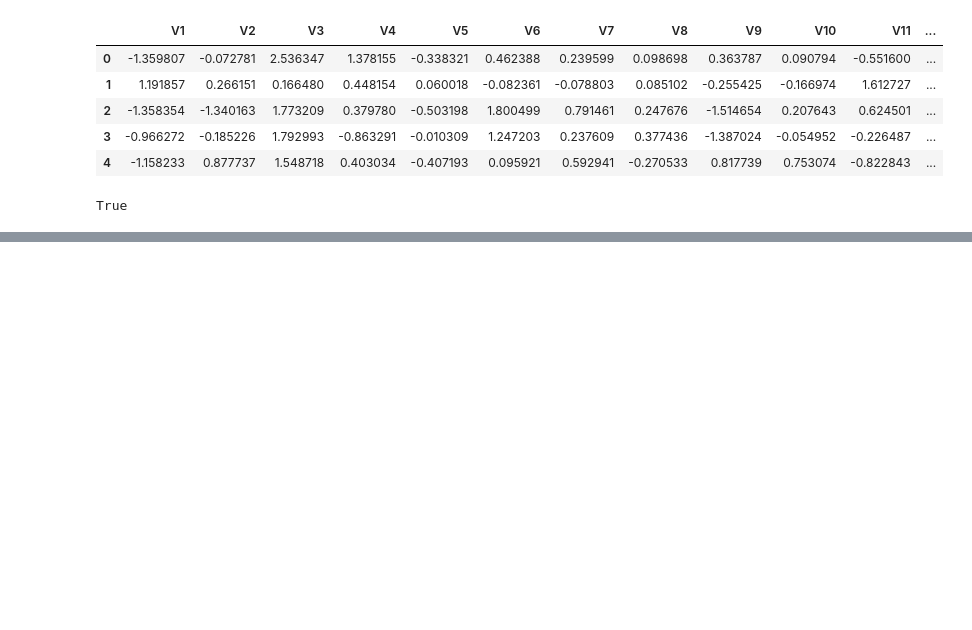
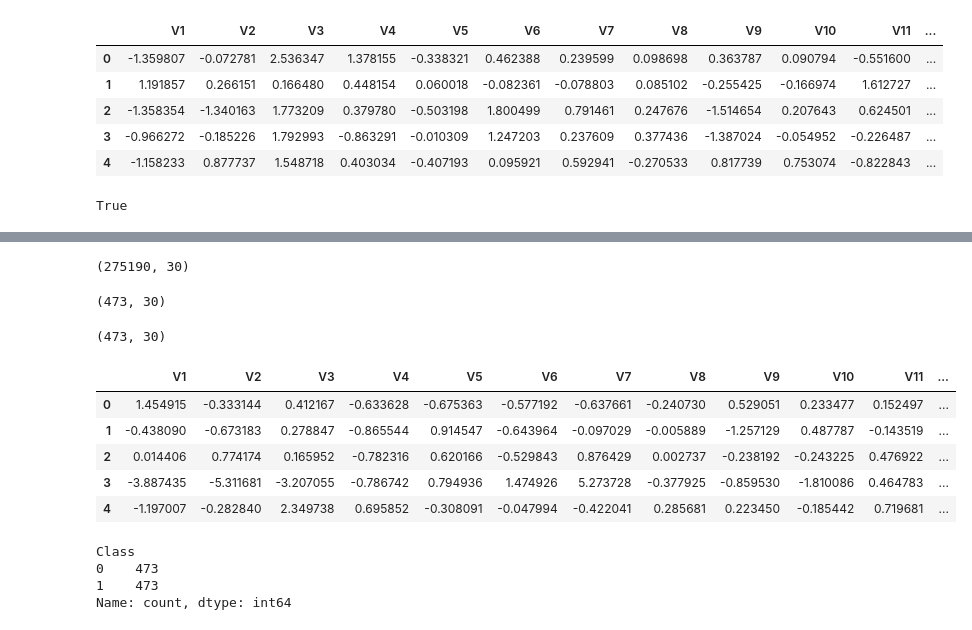
Before and after one commit to alexhamy/Credit-Card-Fraud-Det, a Jupyter notebook: credit_card_fraud_detection.ipynb, the cells around one changed output, grey strips where cells are left out. Saved outputs shown, nothing was run; the diff lists cells and outputs as text; code cells hidden in the pictures; blank space fills up the shorter version.

```diff
--- a/credit_card_fraud_detection.ipynb
+++ b/credit_card_fraud_detection.ipynb
@@ -117,0 +186,35 @@ data = data.drop_duplicates()
+# %%
+# Undersampling
+
+normal = data[data['Class']==0]
+fraud = data[data['Class']==1]
+# %%
+normal.shape
+# %% [output]
+(275190, 30)
+# %%
+fraud.shape
+# %% [output]
+(473, 30)
+# %%
+normal_sample = normal.sample(n = 473)
+normal_sample.shape
+# %% [output]
+(473, 30)
+# %%
+new_data = pd.concat([normal_sample, fraud], ignore_index=True)
+new_data.head()
+# %% [output]
+|  | V1 | V2 | V3 | V4 | V5 | V6 | V7 | V8 | V9 | V10 | V11 | ... |
+| 0 | 1.454915 | -0.333144 | 0.412167 | -0.633628 | -0.675363 | -0.577192 | -0.637661 | -0.240730 | 0.529051 | 0.233477 | 0.152497 | ... |
+| 1 | -0.438090 | -0.673183 | 0.278847 | -0.865544 | 0.914547 | -0.643964 | -0.097029 | -0.005889 | -1.257129 | 0.487787 | -0.143519 | ... |
+| 2 | 0.014406 | 0.774174 | 0.165952 | -0.782316 | 0.620166 | -0.529843 | 0.876429 | 0.002737 | -0.238192 | -0.243225 | 0.476922 | ... |
+| 3 | -3.887435 | -5.311681 | -3.207055 | -0.786742 | 0.794936 | 1.474926 | 5.273728 | -0.377925 | -0.859530 | -1.810086 | 0.464783 | ... |
+| 4 | -1.197007 | -0.282840 | 2.349738 | 0.695852 | -0.308091 | -0.047994 | -0.422041 | 0.285681 | 0.223450 | -0.185442 | 0.719681 | ... |
+# %%
+new_data['Class'].value_counts()
+# %% [output]
+Class
+0    473
+1    473
+Name: count, dtype: int64
```
Also changed, not shown: parts of 21 cells of this notebook.
